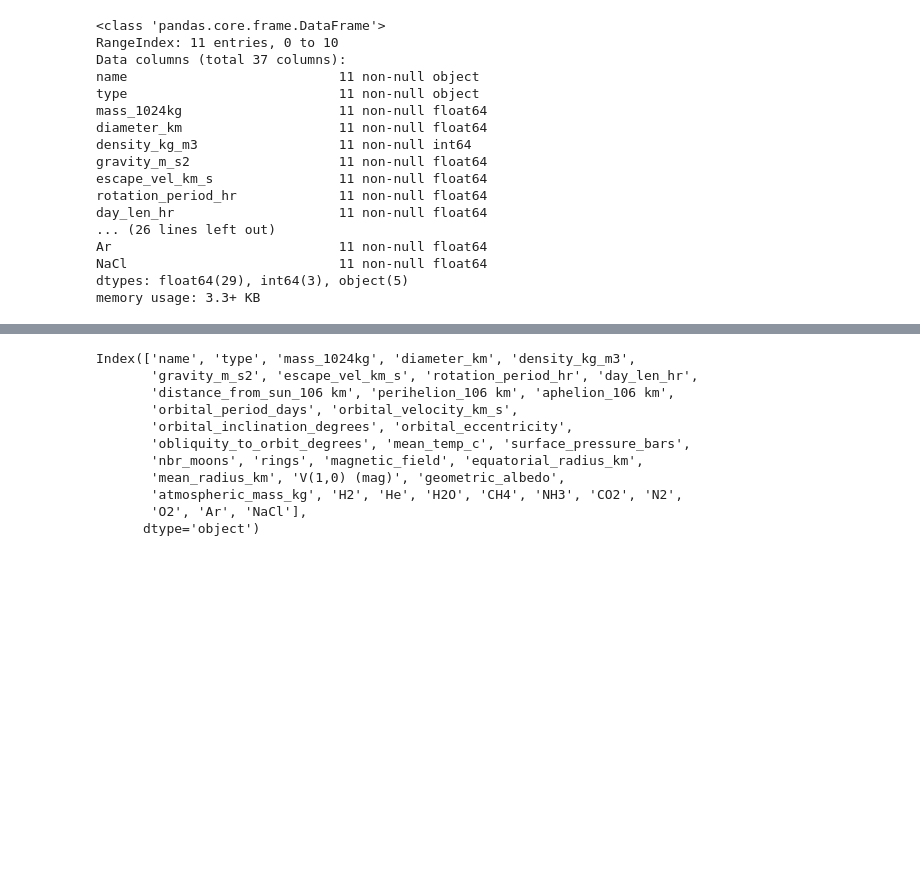
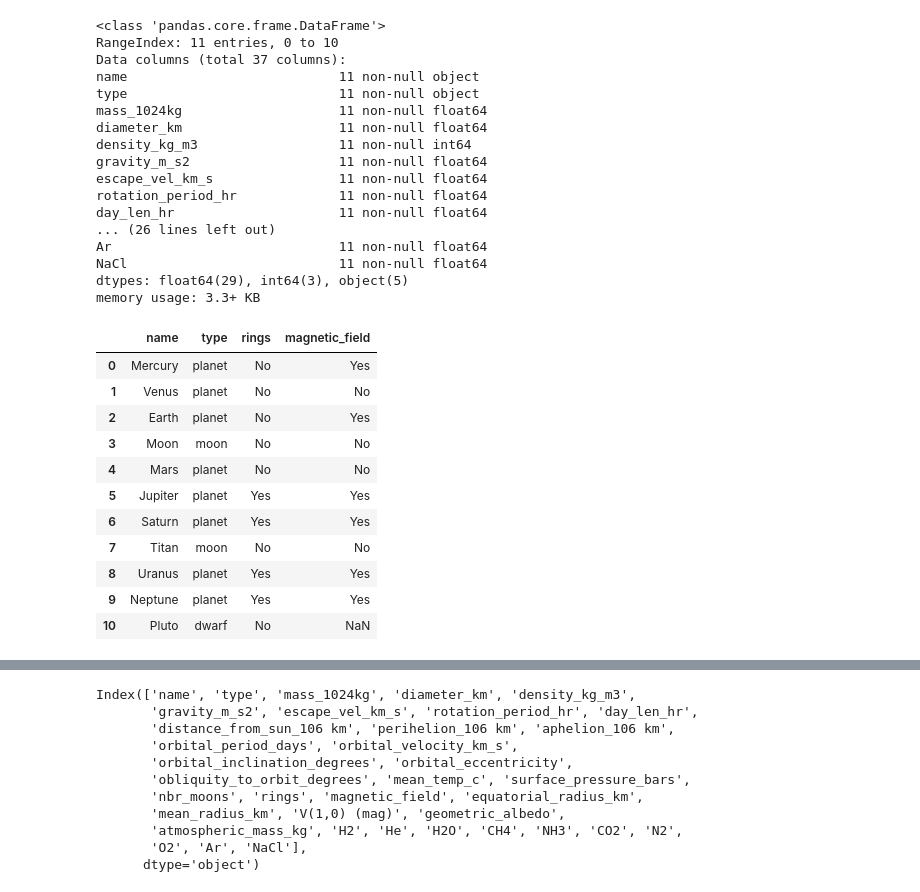
Before and after one commit to julielinx/experiments, a Jupyter notebook: data_sci_storytime/planets_EDA.ipynb, the cells around one changed output, grey strips where cells are left out. Saved outputs shown, nothing was run; the diff lists cells and outputs as text; code cells hidden in the pictures; blank space fills up the shorter version.

Commit message:
planet stuff and ds diary init

```diff
--- a/data_sci_storytime/planets_EDA.ipynb
+++ b/data_sci_storytime/planets_EDA.ipynb
@@ -42,3 +42,18 @@ Ar                             11 non-null float64
 NaCl                           11 non-null float64
 dtypes: float64(29), int64(3), object(5)
 memory usage: 3.3+ KB
+# %%
+planets.select_dtypes('object')
+# %% [output]
+|  | name | type | rings | magnetic_field |
+| 0 | Mercury | planet | No | Yes |
+| 1 | Venus | planet | No | No |
+| 2 | Earth | planet | No | Yes |
+| 3 | Moon | moon | No | No |
+| 4 | Mars | planet | No | No |
+| 5 | Jupiter | planet | Yes | Yes |
+| 6 | Saturn | planet | Yes | Yes |
+| 7 | Titan | moon | No | No |
+| 8 | Uranus | planet | Yes | Yes |
+| 9 | Neptune | planet | Yes | Yes |
+| 10 | Pluto | dwarf | No | NaN |
```
Also changed, not shown: parts of 11 cells of this notebook, 7 other files.
